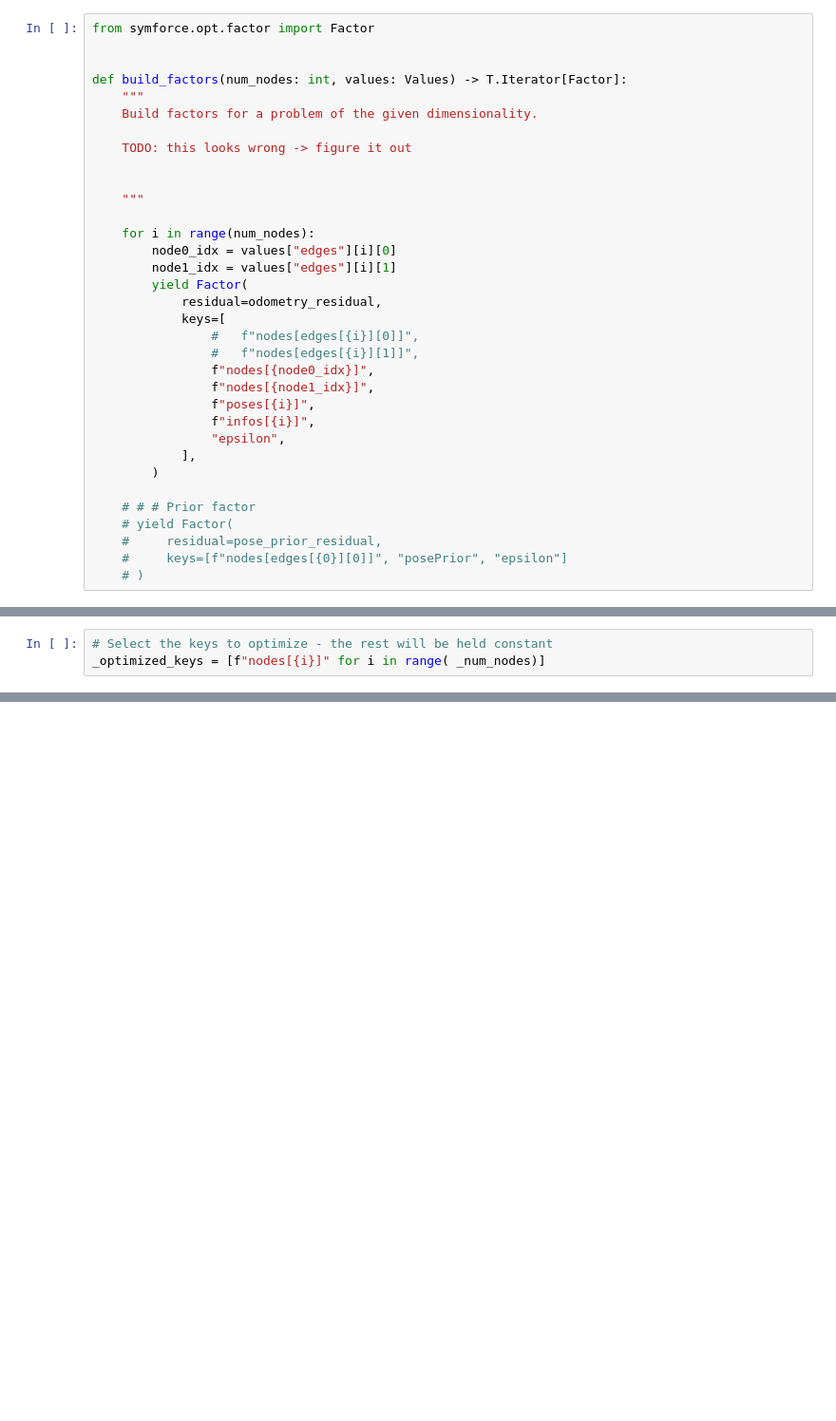
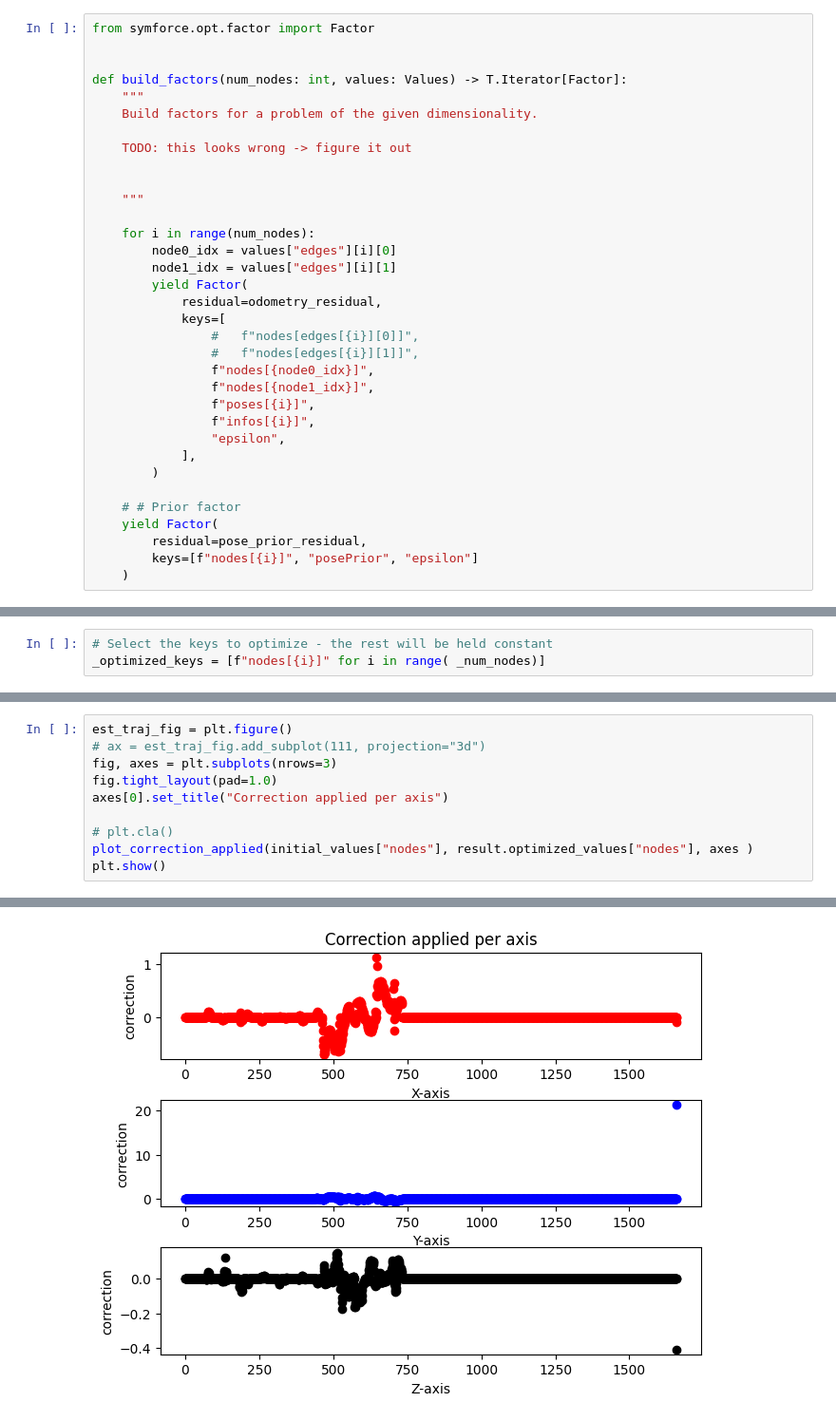
Before and after one commit to VineetTambe/symforce-pgo, a Jupyter notebook: pose_graph_opt/src/sym-pgo.ipynb, the cells around one changed output, grey strips where cells are left out. Shown: that part at 95% size. Drawn from its saved outputs; the diff is of its cells as text; blank space fills up the shorter version.

```diff
--- a/pose_graph_opt/src/sym-pgo.ipynb
+++ b/pose_graph_opt/src/sym-pgo.ipynb
@@ -277,11 +193,11 @@ def build_factors(num_nodes: int, values: Values) -> T.Iterator[Factor]:
             ],
         )
 
-    # # # Prior factor
-    # yield Factor(
-    #     residual=pose_prior_residual,
-    #     keys=[f"nodes[edges[{0}][0]]", "posePrior", "epsilon"]
-    # )
+    # # Prior factor
+    yield Factor(
+        residual=pose_prior_residual,
+        keys=[f"nodes[{i}]", "posePrior", "epsilon"]
+    )
 # %%
 from symforce.opt.optimizer import Optimizer
 
@@ -354,0 +351,11 @@ def plot_nodes(nodes, ax, color="-r", label=""):
+# %%
+est_traj_fig = plt.figure()
+# ax = est_traj_fig.add_subplot(111, projection="3d")
+fig, axes = plt.subplots(nrows=3)
+fig.tight_layout(pad=1.0)
+axes[0].set_title("Correction applied per axis")
+
+# plt.cla()
+plot_correction_applied(initial_values["nodes"], result.optimized_values["nodes"], axes )
+plt.show()
+# %% [output]
@@ -354,0 +363 @@ def plot_nodes(nodes, ax, color="-r", label=""):
+[figure, added]
```
Also changed, not shown: parts of 11 cells of this notebook.
